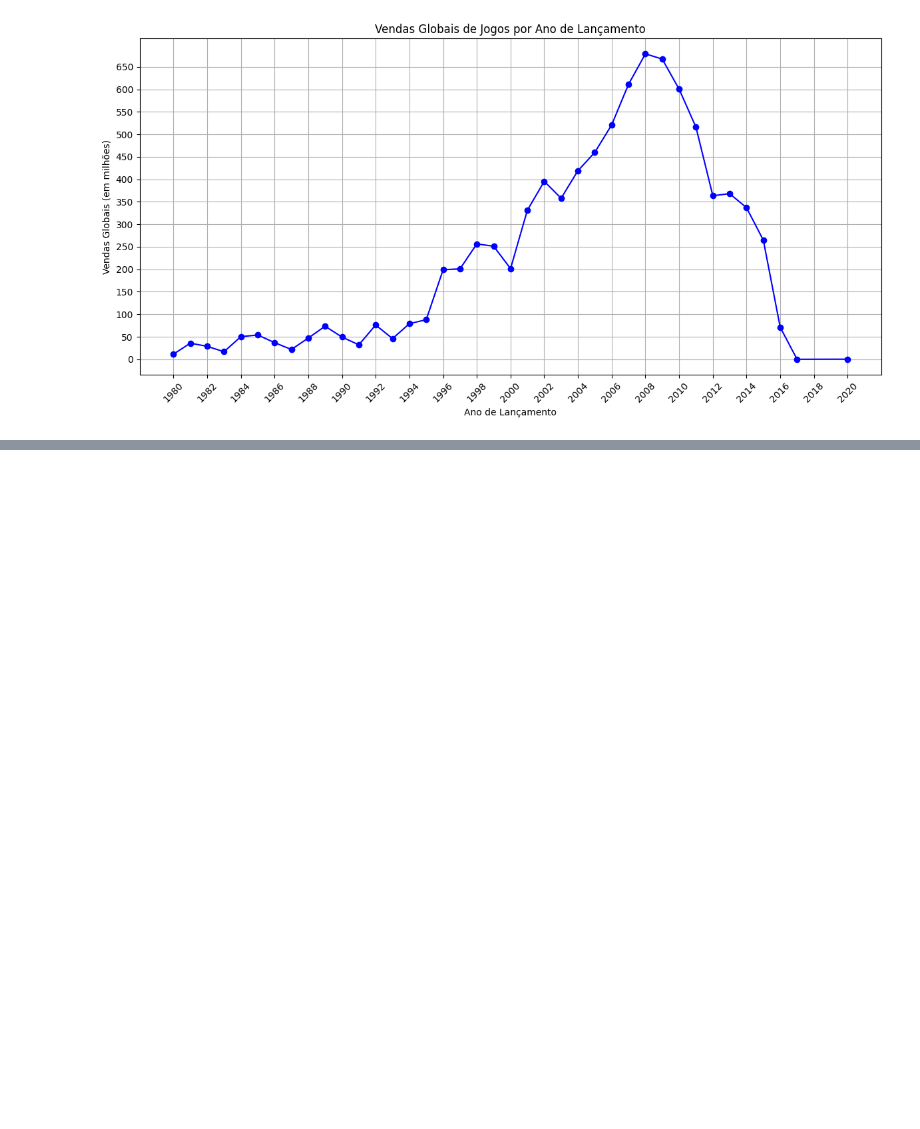
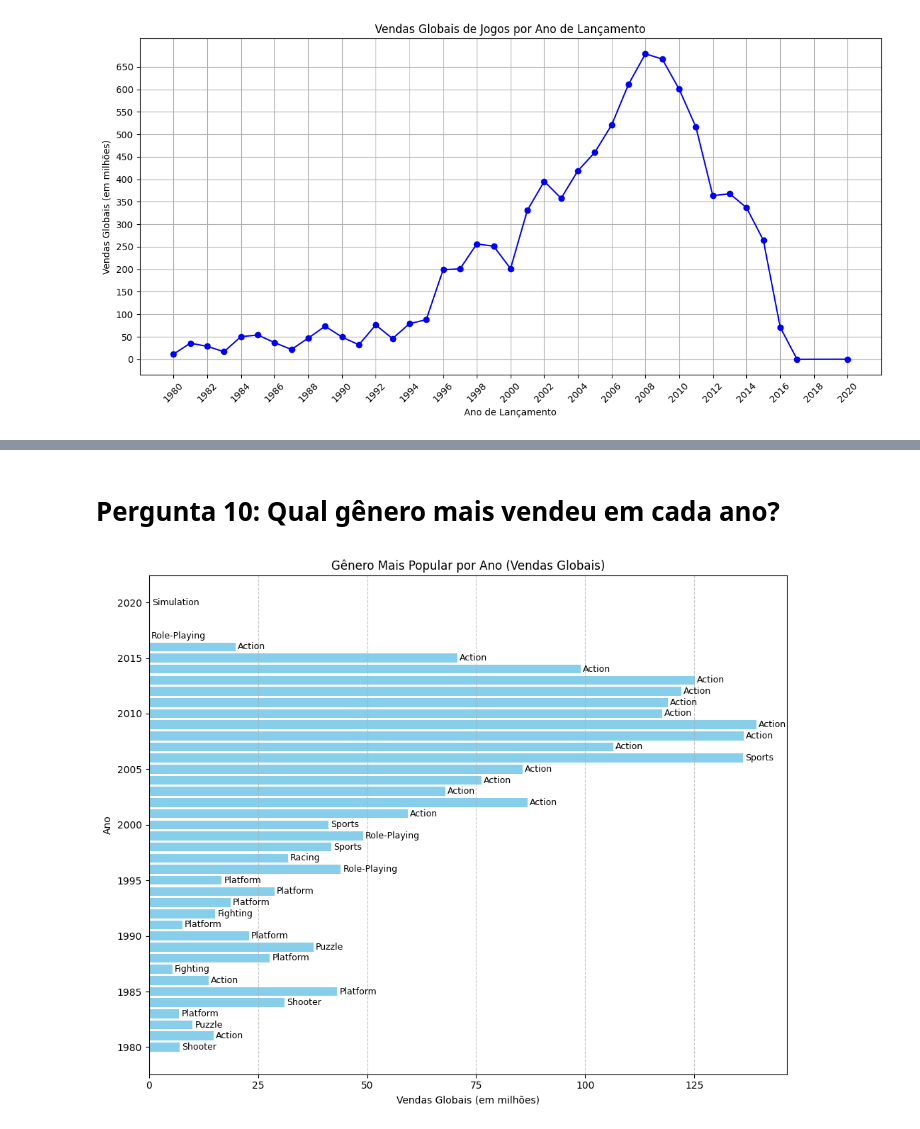
Before and after one commit to AlexandrePossari/ProjetoC111, a Jupyter notebook: main.ipynb, the cells around one changed output, grey strips where cells are left out. Drawn from its saved outputs; the diff is of its cells as text; code cells hidden in the pictures; blank space fills up the shorter version.

```diff
--- a/main.ipynb
+++ b/main.ipynb
@@ -211,0 +258,32 @@ plt.show()
+# %% [markdown]
+# Pergunta 10: Qual gênero mais vendeu em cada ano?
+# %%
+sales_by_year = df.groupby(['Year', 'Genre'])['Global_Sales'].sum().reset_index()
+
+most_pop_genre_by_year = sales_by_year.sort_values('Global_Sales', ascending=False).drop_duplicates('Year')
+most_pop_genre_by_year = most_pop_genre_by_year.sort_values('Year')
+
+plt.figure(figsize=(10, 8))
+bars = plt.barh(
+    most_pop_genre_by_year['Year'],
+    most_pop_genre_by_year['Global_Sales'],
+    color='skyblue'
+)
+
+for bar, genre in zip(bars, most_pop_genre_by_year['Genre']):
+    width = bar.get_width()
+    plt.text(
+        width + 0.5, bar.get_y() + bar.get_height()/2,
+        genre, va='center', fontsize=9
+    )
+
+# Ajustes do gráfico
+plt.title('Gênero Mais Popular por Ano (Vendas Globais)')
+plt.xlabel('Vendas Globais (em milhões)')
+plt.ylabel('Ano')
+plt.tight_layout()
+plt.grid(axis='x', linestyle='--', alpha=0.7)
+plt.xticks(np.arange(most_pop_genre_by_year['Global_Sales'].min(), most_pop_genre_by_year['Global_Sales'].max(), 25))
+plt.show()
+# %% [output]
+[figure, added]
```
Also changed, not shown: parts of 6 cells of this notebook.
